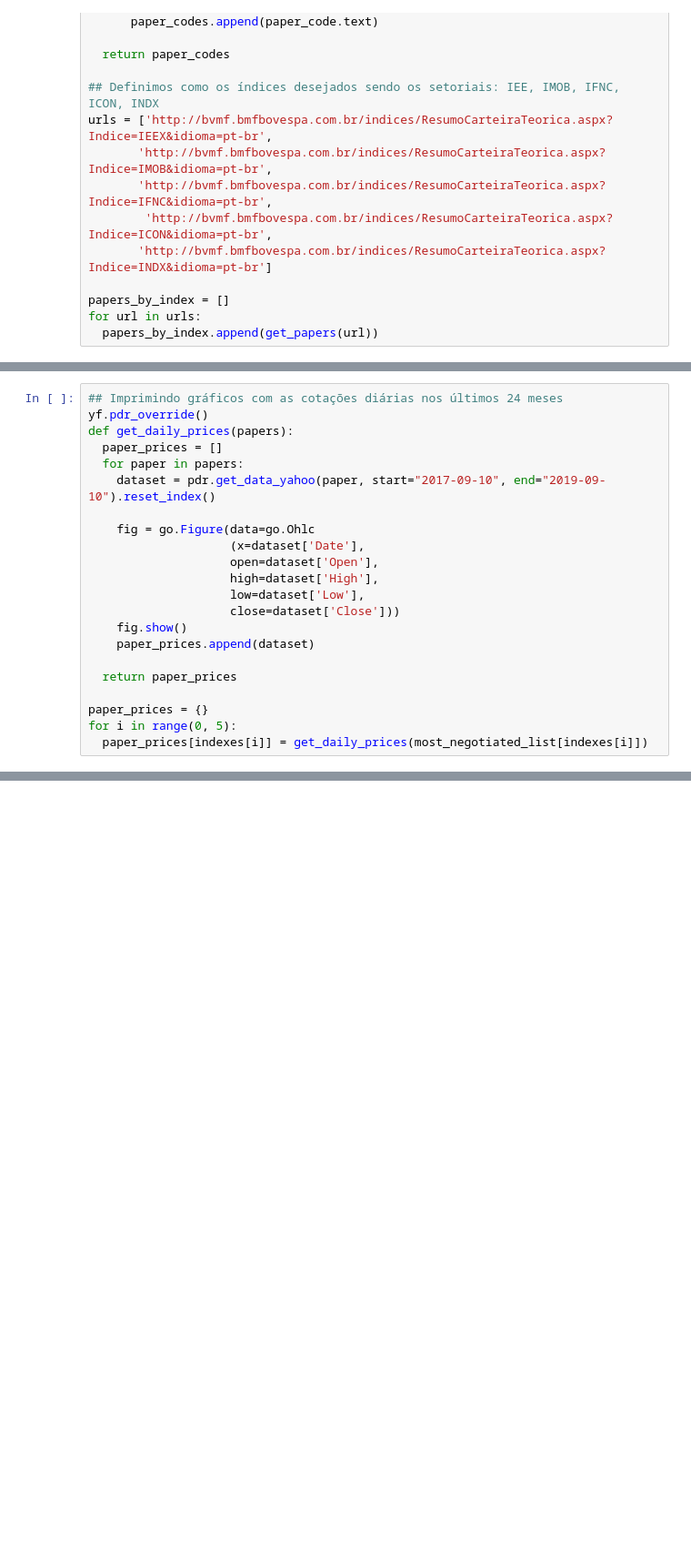
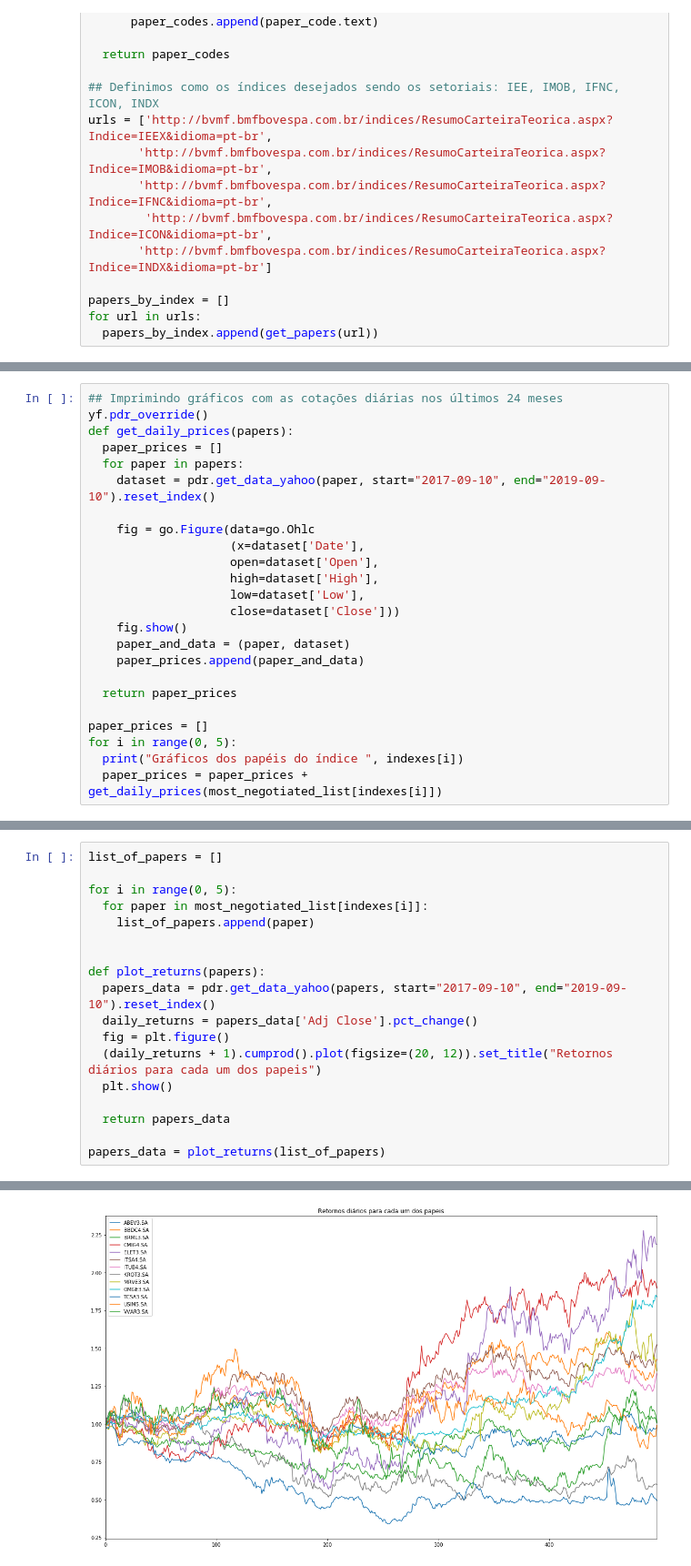
Before and after one commit to brunapinos/Processamento-Digital-de-Sinais-Financeiros, a Jupyter notebook: Atividade1_VidentesdoMercado.ipynb, the cells around one changed output, grey strips where cells are left out. Shown at 91% size. Drawn from its saved outputs; the diff is of its cells as text; blank space fills up the shorter version.

```diff
--- a/Atividade1_VidentesdoMercado.ipynb
+++ b/Atividade1_VidentesdoMercado.ipynb
@@ -110,11 +129,13 @@ def get_daily_prices(papers):
                     low=dataset['Low'],
                     close=dataset['Close']))
     fig.show()
-    paper_prices.append(dataset)
+    paper_and_data = (paper, dataset)
+    paper_prices.append(paper_and_data)
 
   return paper_prices
 
-paper_prices = {}
+paper_prices = []
 for i in range(0, 5):
-  paper_prices[indexes[i]] = get_daily_prices(most_negotiated_list[indexes[i]])
+  print("Gráficos dos papéis do índice ", indexes[i])
+  paper_prices = paper_prices + get_daily_prices(most_negotiated_list[indexes[i]])
 # %% [output]
@@ -133,0 +161,19 @@ for i in range(0, 5):
+# %%
+list_of_papers = []
+
+for i in range(0, 5):
+  for paper in most_negotiated_list[indexes[i]]:
+    list_of_papers.append(paper)
+
+
+def plot_returns(papers):
+  papers_data = pdr.get_data_yahoo(papers, start="2017-09-10", end="2019-09-10").reset_index()
+  daily_returns = papers_data['Adj Close'].pct_change()
+  fig = plt.figure()
+  (daily_returns + 1).cumprod().plot(figsize=(20, 12)).set_title("Retornos diários para cada um dos papeis")
+  plt.show()
+
+  return papers_data
+
+papers_data = plot_returns(list_of_papers)
+# %% [output]
@@ -133,0 +182 @@ for i in range(0, 5):
+[figure, added]
```
Also changed, not shown: parts of 15 cells of this notebook.
